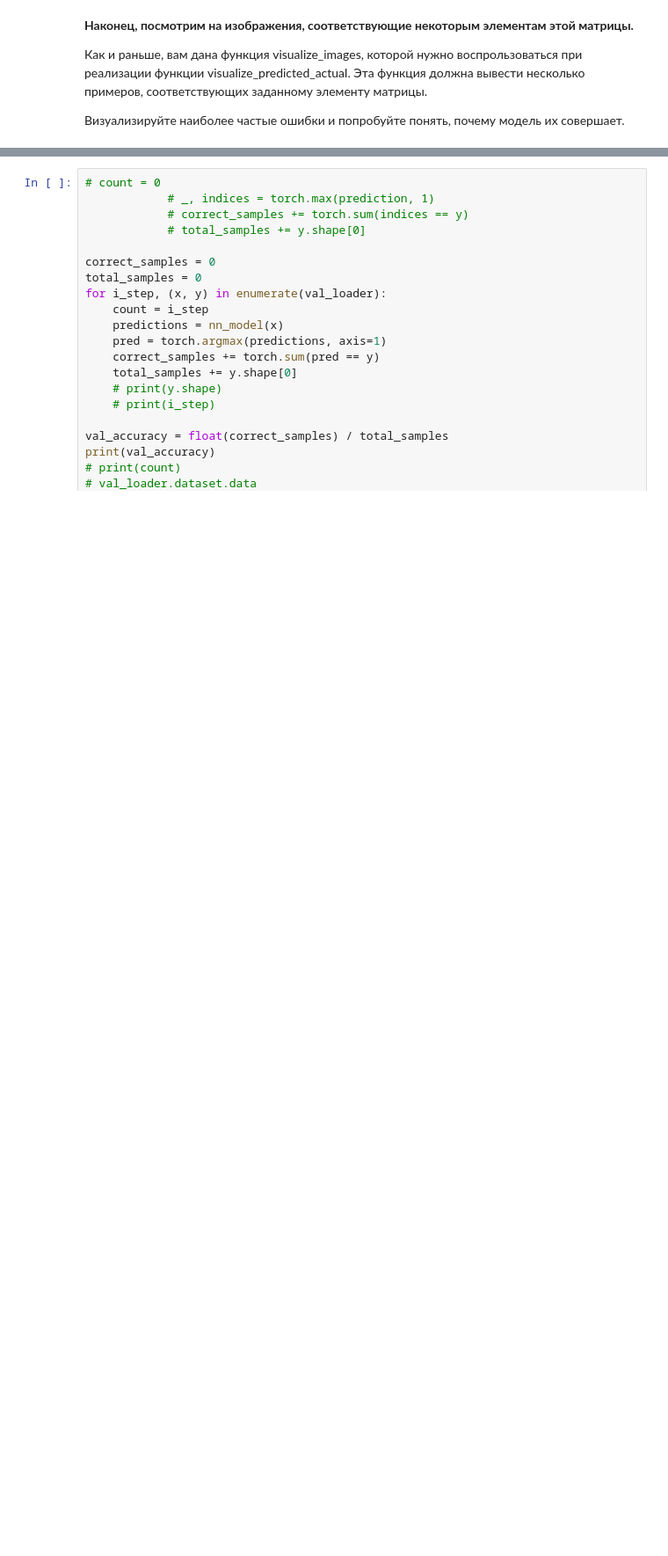
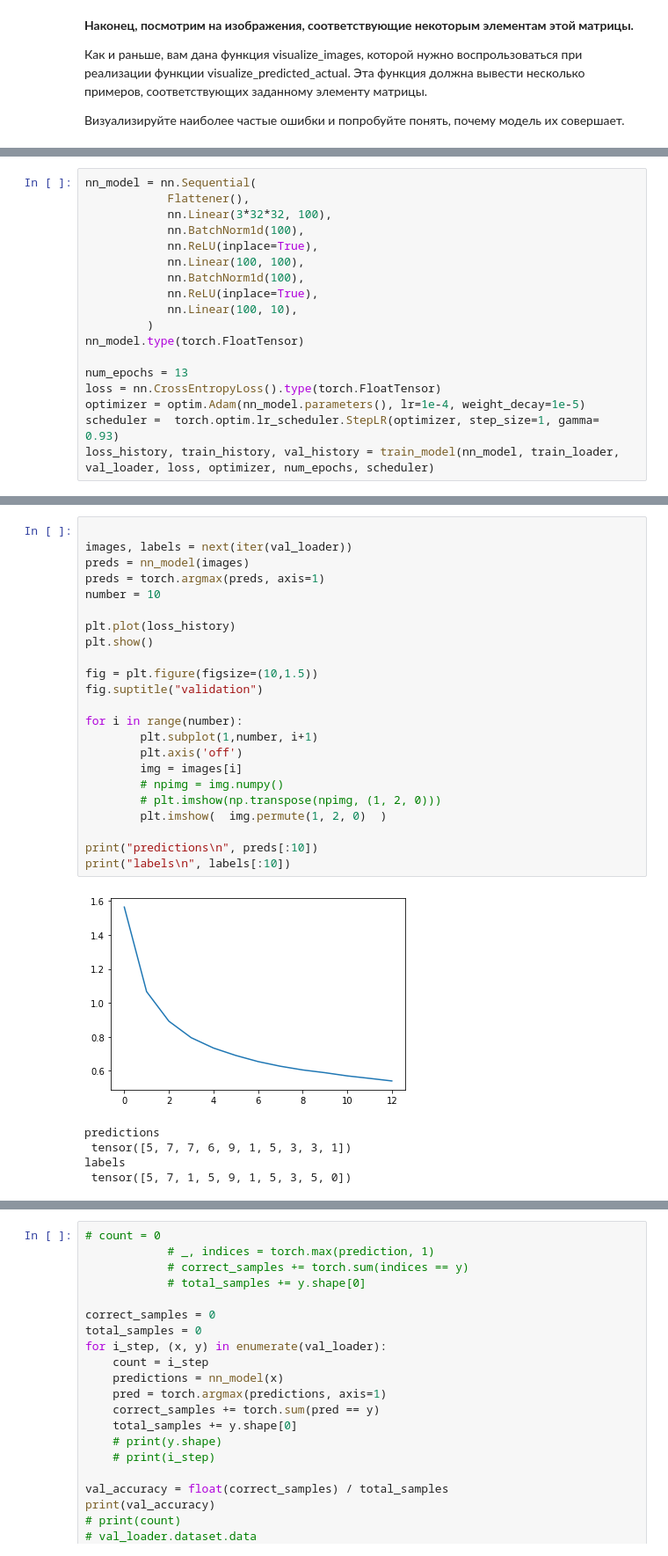
Before and after one commit to ArseniyKa/Mashine-Learning-Examples, a Jupyter notebook: PyTorch.ipynb, the cells around one changed output, grey strips where cells are left out. Shown at 88% size. Saved outputs shown, nothing was run; the diff lists cells and outputs as text; blank space fills up the shorter version.

```diff
--- a/PyTorch.ipynb
+++ b/PyTorch.ipynb
@@ -522,0 +569,18 @@ indices size  186
+# %%
+nn_model = nn.Sequential(
+            Flattener(),
+            nn.Linear(3*32*32, 100),
+            nn.BatchNorm1d(100),
+            nn.ReLU(inplace=True),
+            nn.Linear(100, 100),
+            nn.BatchNorm1d(100),
+            nn.ReLU(inplace=True),
+            nn.Linear(100, 10),
+         )
+nn_model.type(torch.FloatTensor)
+
+num_epochs = 13
+loss = nn.CrossEntropyLoss().type(torch.FloatTensor)
+optimizer = optim.Adam(nn_model.parameters(), lr=1e-4, weight_decay=1e-5)
+scheduler =  torch.optim.lr_scheduler.StepLR(optimizer, step_size=1, gamma= 0.93)
+loss_history, train_history, val_history = train_model(nn_model, train_loader, val_loader, loss, optimizer, num_epochs, scheduler)
@@ -522,0 +605,29 @@ indices size  186
+# %%
+
+images, labels = next(iter(val_loader))
+preds = nn_model(images)
+preds = torch.argmax(preds, axis=1)
+number = 10
+
+plt.plot(loss_history)
+plt.show()
+
+fig = plt.figure(figsize=(10,1.5))
+fig.suptitle("validation")
+
+for i in range(number):
+        plt.subplot(1,number, i+1)
+        plt.axis('off')
+        img = images[i]
+        # npimg = img.numpy()
+        # plt.imshow(np.transpose(npimg, (1, 2, 0)))
+        plt.imshow(  img.permute(1, 2, 0)  )
+
+print("predictions\n", preds[:10])
+print("labels\n", labels[:10])
+# %% [output]
+[figure, added]
+predictions
+ tensor([5, 7, 7, 6, 9, 1, 5, 3, 3, 1])
+labels
+ tensor([5, 7, 1, 5, 9, 1, 5, 3, 5, 0])
```
Also changed, not shown: parts of 11 cells of this notebook, 1 other file.
